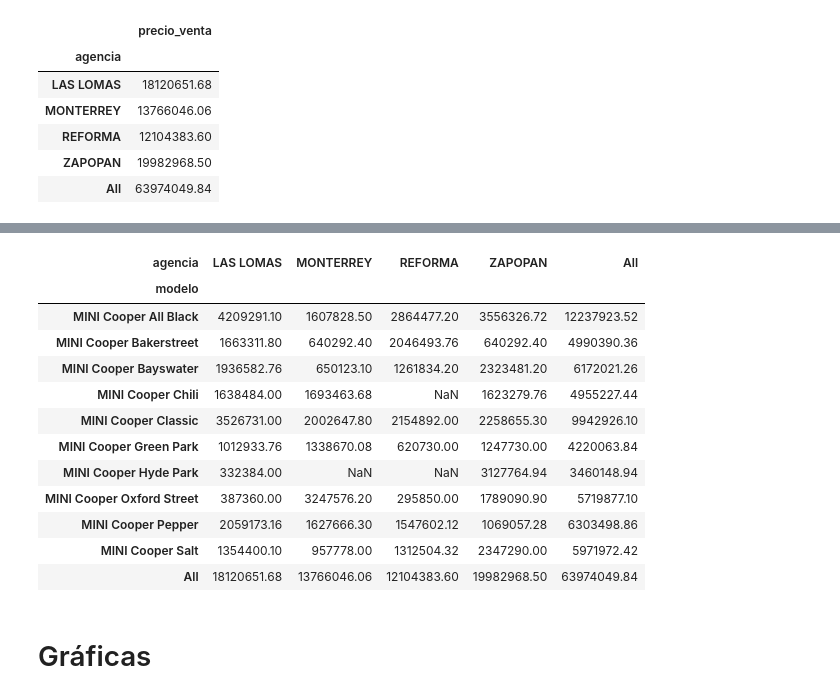
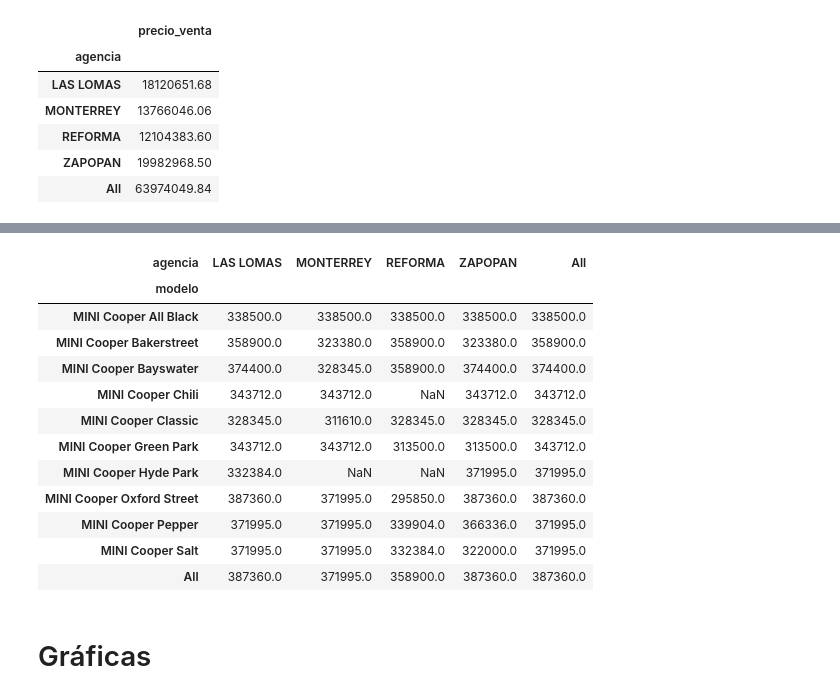
Before and after one commit to X-forces/PIA, a Jupyter notebook: PIA1.ipynb, the cells around one changed output, grey strips where cells are left out. Drawn from its saved outputs; the diff is of its cells as text; code cells hidden in the pictures.

```diff
--- a/PIA1.ipynb
+++ b/PIA1.ipynb
@@ -303,45 +326,45 @@ result_agencia
 # %%
 #filtro=(df["agencia"]=="MONTERREY") & (df["modelo"]=="MINI Cooper All Black")
 #df1=df[filtro]
 #df1.info
 #df1['precio_venta
 
 #agencia y modelo.
 result_modeloAgencia=df.pivot_table(index='modelo',columns='agencia',values='precio_venta',aggfunc="sum",margins=True, margins_name='All')
 #agencia y año-mes.
 result_anioMesAgencia=df.pivot_table(index='año_mes',columns='agencia',values='precio_venta',aggfunc="sum",margins=True, margins_name='All')
 #agencia y año.
 result_anioAgencia=df.pivot_table(index='año',columns='agencia',values='precio_venta',aggfunc="sum",margins=True, margins_name='All')
 #agencia y transmisión.
 result_transmisionAgencia=df.pivot_table(index='transmisión',columns='agencia',values='precio_venta',aggfunc="sum",margins=True, margins_name='All')
 #modelo y año.
 result_anioModelo=df.pivot_table(index='modelo',columns='año',values='precio_venta',aggfunc="sum",margins=True, margins_name='All')
 #modelo y año-mes.
 result_anioMesModelo=df.pivot_table(index='modelo',columns='año_mes',values='precio_venta',aggfunc="sum",margins=True, margins_name='All')
 
 
 
 
 #Para mostrar sum,mean,min o max necesitamos cambiar aggfunc="descripcion"
-result_anioAgencia=df.pivot_table(index='año',columns='agencia',values='precio_venta',aggfunc="max",margins=True, margins_name='All')
+result_modeloAgencia=df.pivot_table(index='modelo',columns='agencia',values='precio_venta',aggfunc="max",margins=True, margins_name='All')
 
 
 #Escribir la tabla que deseas solitcitar
 result_modeloAgencia
 # %% [output]
 | agencia | LAS LOMAS | MONTERREY | REFORMA | ZAPOPAN | All |
 | modelo |  |  |  |  |  |
-| MINI Cooper All Black | 4209291.10 | 1607828.50 | 2864477.20 | 3556326.72 | 12237923.52 |
-| MINI Cooper Bakerstreet | 1663311.80 | 640292.40 | 2046493.76 | 640292.40 | 4990390.36 |
-| MINI Cooper Bayswater | 1936582.76 | 650123.10 | 1261834.20 | 2323481.20 | 6172021.26 |
-| MINI Cooper Chili | 1638484.00 | 1693463.68 | NaN | 1623279.76 | 4955227.44 |
-| MINI Cooper Classic | 3526731.00 | 2002647.80 | 2154892.00 | 2258655.30 | 9942926.10 |
-| MINI Cooper Green Park | 1012933.76 | 1338670.08 | 620730.00 | 1247730.00 | 4220063.84 |
-| MINI Cooper Hyde Park | 332384.00 | NaN | NaN | 3127764.94 | 3460148.94 |
-| MINI Cooper Oxford Street | 387360.00 | 3247576.20 | 295850.00 | 1789090.90 | 5719877.10 |
-| MINI Cooper Pepper | 2059173.16 | 1627666.30 | 1547602.12 | 1069057.28 | 6303498.86 |
-| MINI Cooper Salt | 1354400.10 | 957778.00 | 1312504.32 | 2347290.00 | 5971972.42 |
-| All | 18120651.68 | 13766046.06 | 12104383.60 | 19982968.50 | 63974049.84 |
+| MINI Cooper All Black | 338500.0 | 338500.0 | 338500.0 | 338500.0 | 338500.0 |
+| MINI Cooper Bakerstreet | 358900.0 | 323380.0 | 358900.0 | 323380.0 | 358900.0 |
+| MINI Cooper Bayswater | 374400.0 | 328345.0 | 358900.0 | 374400.0 | 374400.0 |
+| MINI Cooper Chili | 343712.0 | 343712.0 | NaN | 343712.0 | 343712.0 |
+| MINI Cooper Classic | 328345.0 | 311610.0 | 328345.0 | 328345.0 | 328345.0 |
+| MINI Cooper Green Park | 343712.0 | 343712.0 | 313500.0 | 313500.0 | 343712.0 |
+| MINI Cooper Hyde Park | 332384.0 | NaN | NaN | 371995.0 | 371995.0 |
+| MINI Cooper Oxford Street | 387360.0 | 371995.0 | 295850.0 | 387360.0 | 387360.0 |
+| MINI Cooper Pepper | 371995.0 | 371995.0 | 339904.0 | 366336.0 | 371995.0 |
+| MINI Cooper Salt | 371995.0 | 371995.0 | 332384.0 | 322000.0 | 371995.0 |
+| All | 387360.0 | 371995.0 | 358900.0 | 387360.0 | 387360.0 |
 # %% [markdown]
 # Gráficas
 # %%
```
Also changed, not shown: parts of 5 cells of this notebook.
